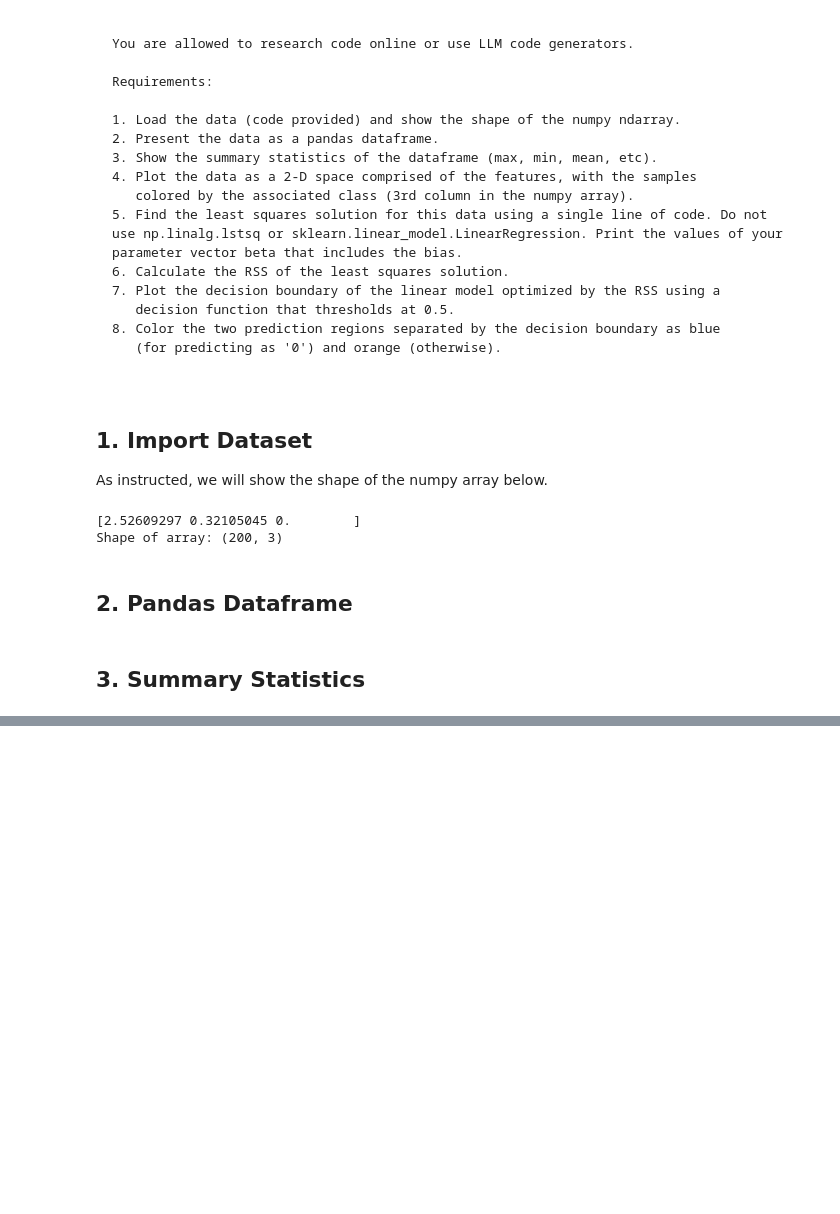
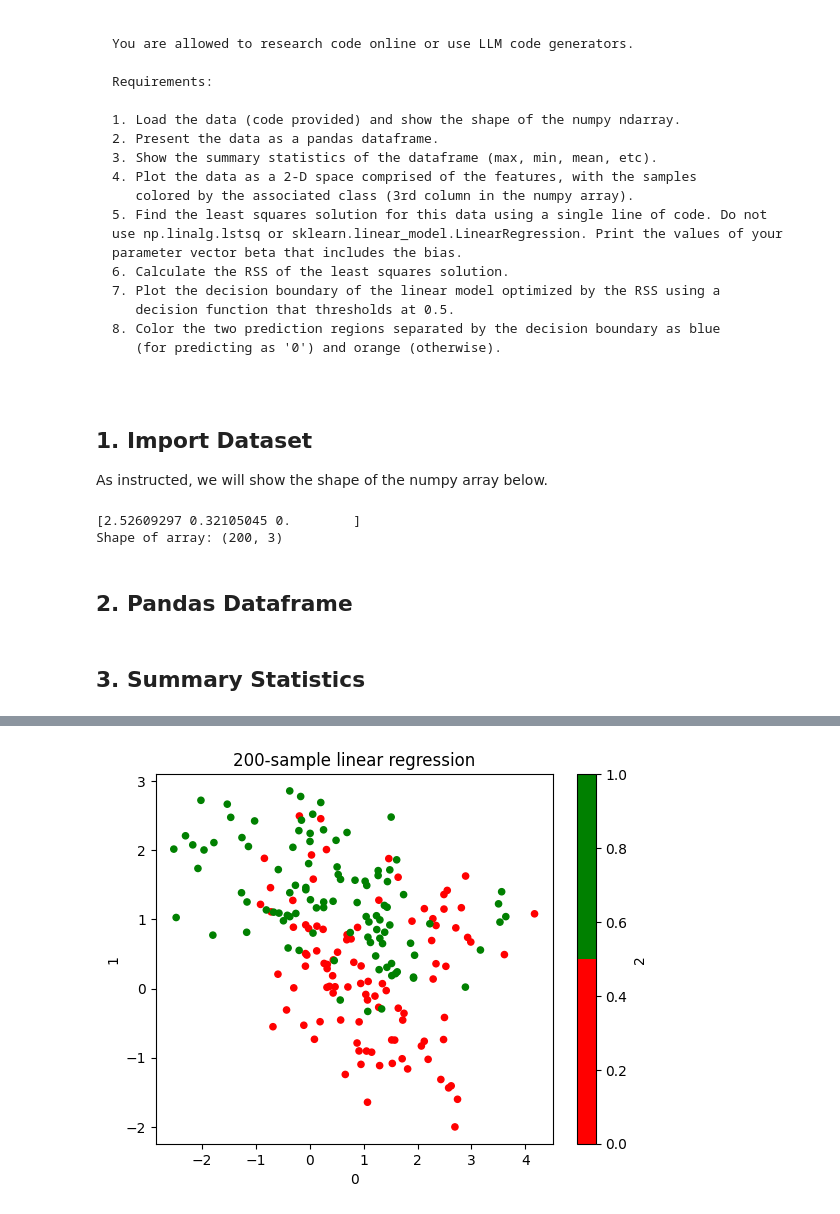
Before and after one commit to zzwhoops-home/CSCI-335, a Jupyter notebook: assignments/ca03-least-squares.ipynb, the cells around one changed output, grey strips where cells are left out. Saved outputs shown, nothing was run; the diff lists cells and outputs as text; code cells hidden in the pictures; blank space fills up the shorter version.

```diff
--- a/assignments/ca03-least-squares.ipynb
+++ b/assignments/ca03-least-squares.ipynb
@@ -54,0 +75,20 @@ df = pd.DataFrame(data);
+# %%
+import matplotlib.pyplot as plt
+from matplotlib.colors import ListedColormap
+
+colors = ["red", "green"]
+cmap = ListedColormap(
+    colors=colors
+)
+
+df.plot(
+    kind="scatter",
+    x=0, # col 0: x
+    y=1, # col 1: y
+    c=2, # col 2: class
+    colormap=cmap,
+)
+plt.title(f"{len(df)}-sample linear regression")
+plt.show()
+# %% [output]
+[figure, added]
```
Also changed, not shown: parts of 4 cells of this notebook.
